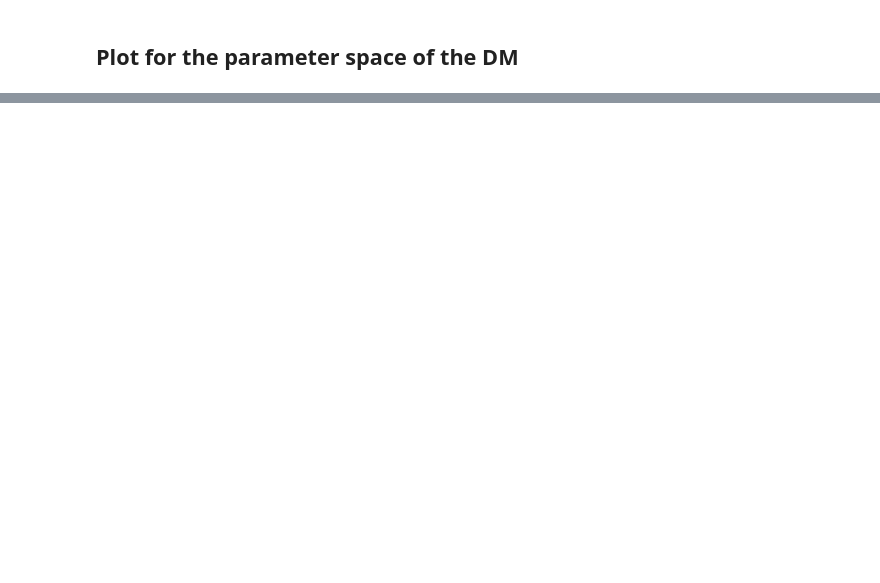
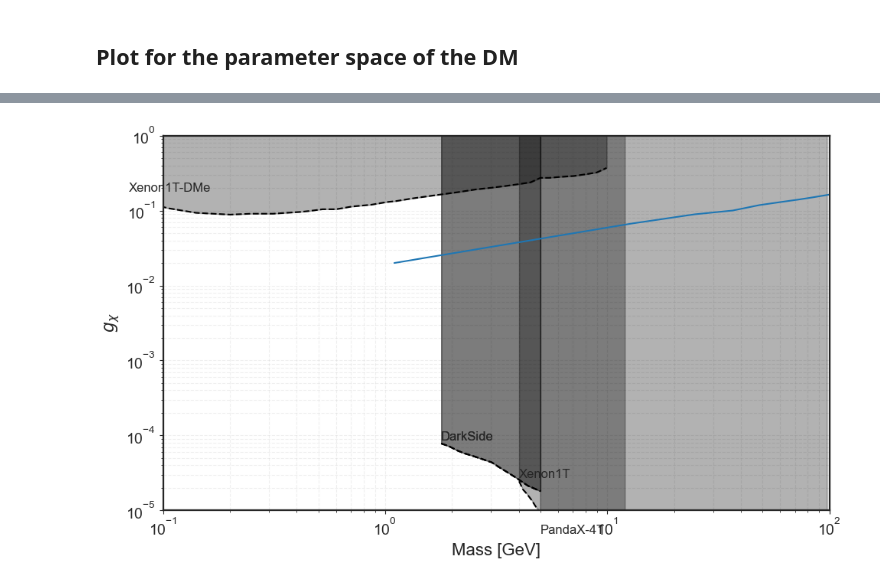
Before and after one commit to nigomezcr/Leptophilic-Atlas-Repo, a Jupyter notebook: ParameterSpace.ipynb, the cells around one changed output, grey strips where cells are left out. Drawn from its saved outputs; the diff is of its cells as text; code cells hidden in the pictures; blank space fills up the shorter version.

```diff
--- a/ParameterSpace.ipynb
+++ b/ParameterSpace.ipynb
@@ -338,0 +366,50 @@ plt.savefig("Plots/ParameterSpaceDM.svg")
+# %%
+
+#plt.plot(RelicData)
+plt.figure(figsize=(10, 6))
+
+plt.plot(x_interp, y_interp, '-', label='Interpolated Curve')
+plt.xscale('log')
+plt.yscale('log')
+
+plt.plot(Xenon1_x, Xenon1_y, '--', color='k')
+plt.fill_between(Xenon1_x, Xenon1_y, y_max_global, color='black', alpha=0.3)
+plt.text(Xenon1_x[0], Xenon1_y[0]*1.1, "Xenon1T-DMe")
+
+
+plt.plot(DarkSide_x, DarkSide_y, '--', color='k')
+plt.fill_between(DarkSide_x, DarkSide_y, y_max_global, color='black', alpha=0.3)
+plt.text(DarkSide_x[0], DarkSide_y[0]*1.1, "DarkSide")
+
+
+plt.plot(DarkSide_x, DarkSide_y, '--', color='k')
+plt.fill_between(DarkSide_x, DarkSide_y, y_max_global, color='black', alpha=0.3)
+plt.text(DarkSide_x[0], DarkSide_y[0]*1.1, "DarkSide")
+
+
+
+plt.plot(PandaX_4T_x, PandaX_4T_y, '--', color='k')
+plt.fill_between(PandaX_4T_x, PandaX_4T_y, y_max_global, color='black', alpha=0.3)
+plt.text(PandaX_4T_x[0], PandaX_4T_y[0]*1.1, "PandaX-4T")
+
+
+plt.plot(Xenon1T_x, Xenon1T_y, '--', color='k')
+plt.fill_between(Xenon1T_x, Xenon1T_y, y_max_global, color='black', alpha=0.3)
+plt.text(Xenon1T_x[0], Xenon1T_y[0]*1.1, "Xenon1T")
+
+# Set plot limits last to ensure all fills are visible
+plt.ylim(1e-5, y_max_global)
+plt.xlim(1e-1, 1e2)
+
+plt.xlabel("Mass [GeV]")
+plt.ylabel("$g_{\chi}$")
+plt.grid(True, which='both', ls='--', alpha=0.3)
+
+
+plt.tight_layout()
+
+#plt.savefig("Plots/ParameterSpaceDM.pdf")
+#plt.savefig("Plots/ParameterSpaceDM.svg")
+plt.show()
+# %% [output]
+[figure, added]
```
Also changed, not shown: parts of 3 cells of this notebook, 9 other files.
